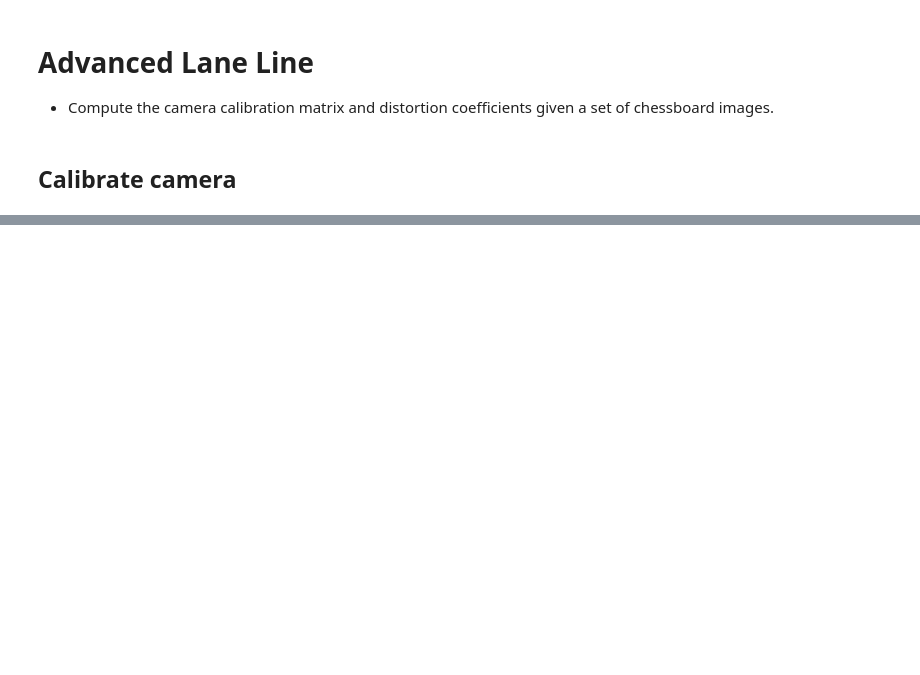
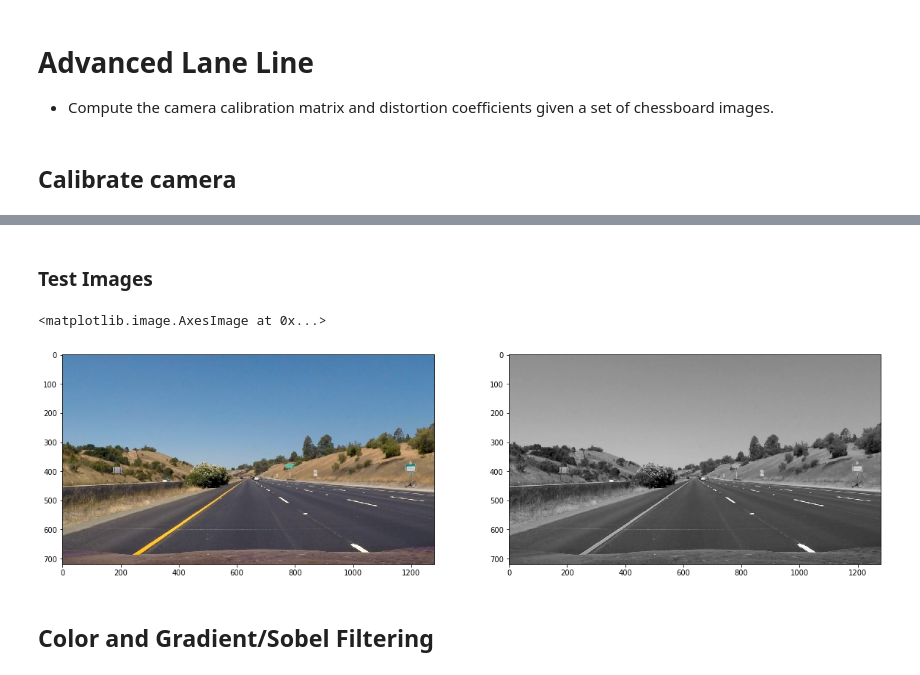
Before and after one commit to samppan/CarND-Advanced-Lane-Lines, a Jupyter notebook: Advanced Lane Lines.ipynb, the cells around one changed output, grey strips where cells are left out. Cells and saved outputs as stored; diff of their text form; code cells hidden in the pictures; blank space fills up the shorter version.

```diff
--- a/Advanced Lane Lines.ipynb
+++ b/Advanced Lane Lines.ipynb
@@ -90,0 +173,17 @@ Distort image from calibrated matrices
+# %% [markdown]
+### Test Images
+# %%
+image = cv2.imread('./test_images/straight_lines1.jpg')
+image = cv2.cvtColor(image, cv2.COLOR_BGR2RGB)
+
+gray = cv2.cvtColor(image, cv2.COLOR_BGR2GRAY)
+
+fig, (ax1, ax2) = plt.subplots(ncols=2, nrows=1)
+fig.set_size_inches(h=10,w=20)
+ax1.imshow(image)
+ax2.imshow(gray, 'gray')
+# %% [output]
+<matplotlib.image.AxesImage at 0x...>
+[figure, added]
+# %% [markdown]
+## Color and Gradient/Sobel Filtering
```
Also changed, not shown: parts of 21 cells of this notebook.
